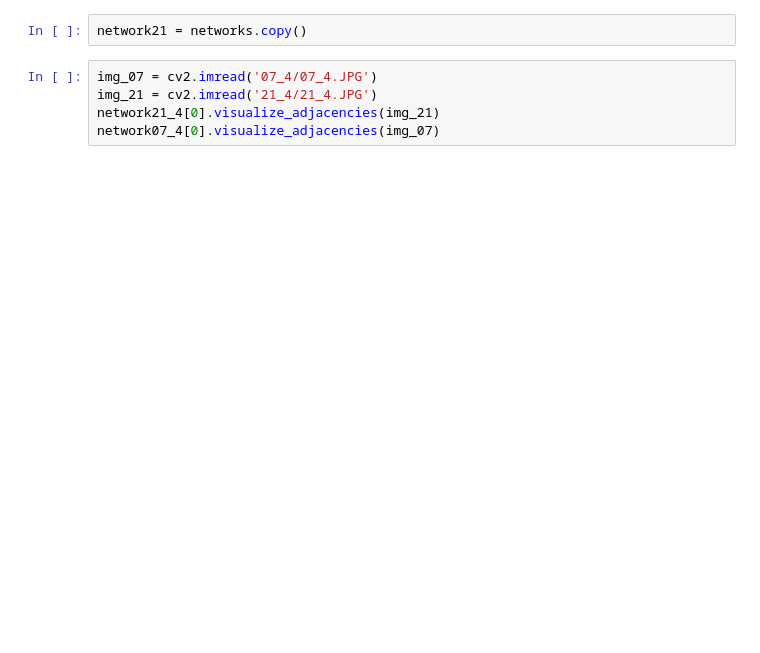
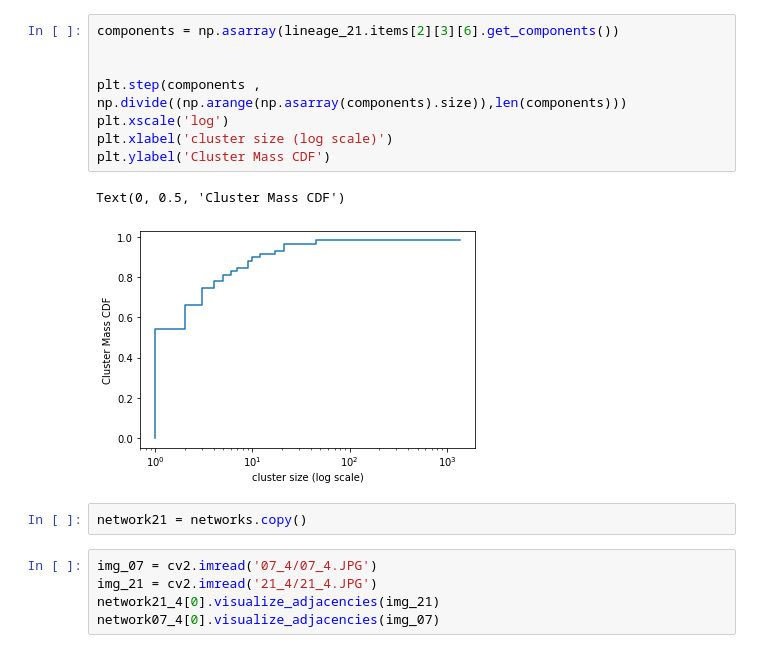
Before and after one commit to trevor-chan/research, a Jupyter notebook: morpho_scripts/NetworkAnalysis.ipynb, the cells around one changed output. Drawn from its saved outputs; the diff is of its cells as text; blank space fills up the shorter version.

```diff
--- a/morpho_scripts/NetworkAnalysis.ipynb
+++ b/morpho_scripts/NetworkAnalysis.ipynb
@@ -77,3 +422,14 @@ loaded 21/instances2244.data
+# %%
+components = np.asarray(lineage_21.items[2][3][6].get_components())
+
+
+plt.step(components , np.divide((np.arange(np.asarray(components).size)),len(components)))
+plt.xscale('log')
+plt.xlabel('cluster size (log scale)')
+plt.ylabel('Cluster Mass CDF')
+# %% [output]
+Text(0, 0.5, 'Cluster Mass CDF')
+[figure, added]
 # %%
 network21 = networks.copy()
 # %%
```
Also changed, not shown: parts of 22 cells of this notebook, 3 other files.
